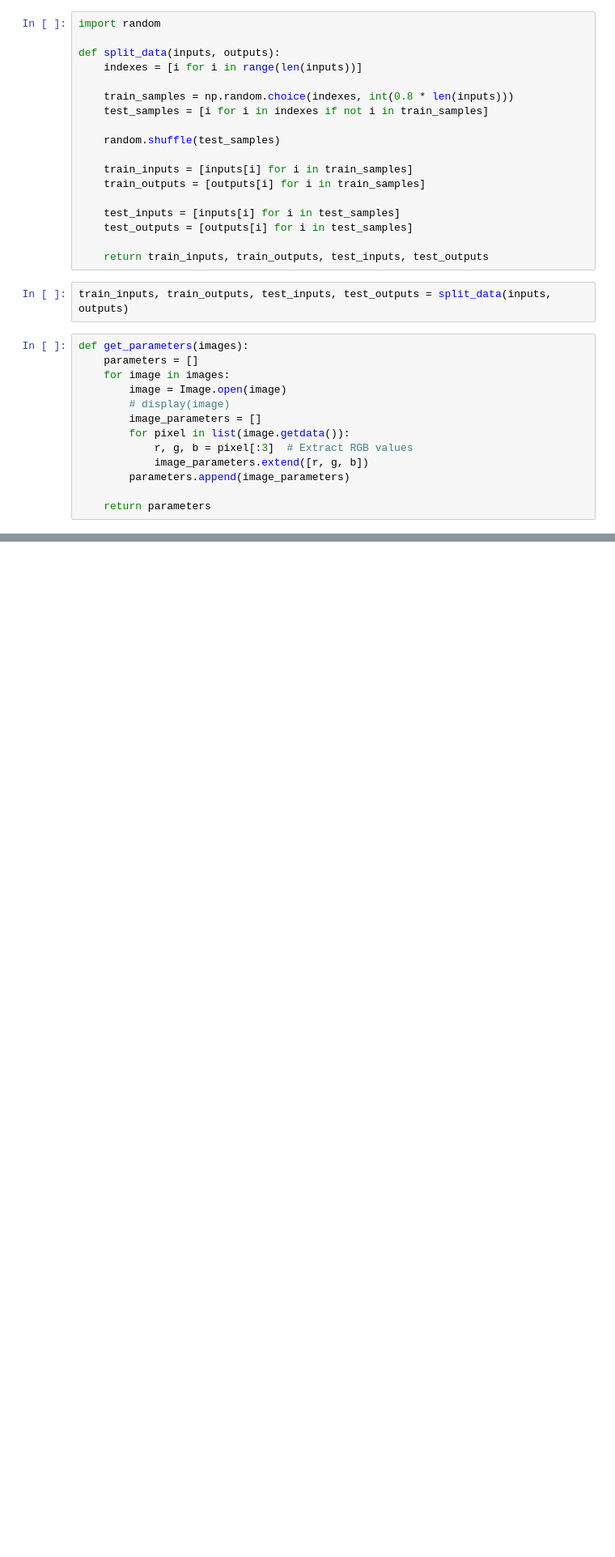
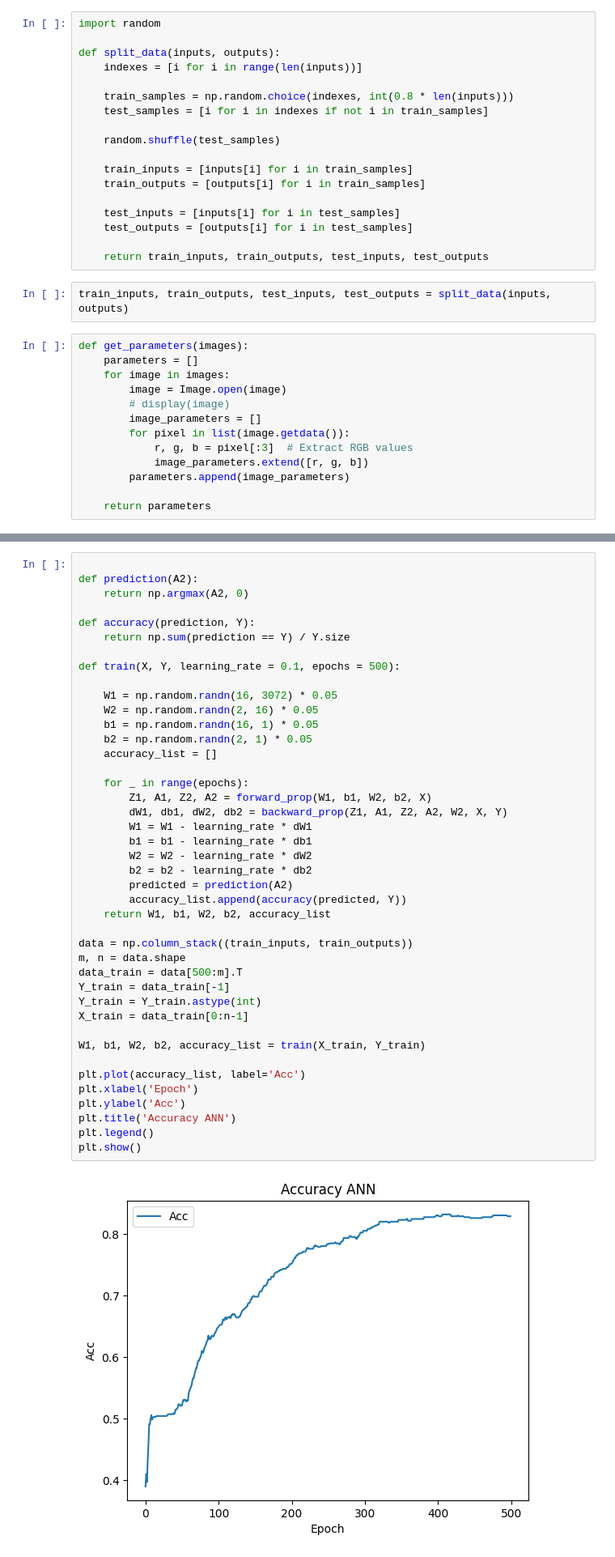
Before and after one commit to RegusAl/UBB, a Jupyter notebook: Semestrul 4/Inteligenta Artificiala/Laboratoare/Lab 7/lab7.ipynb, the cells around one changed output, grey strips where cells are left out. Shown: that part at 81% size. Saved outputs shown, nothing was run; the diff lists cells and outputs as text; blank space fills up the shorter version.

```diff
--- a/Semestrul 4/Inteligenta Artificiala/Laboratoare/Lab 7/lab7.ipynb
+++ b/Semestrul 4/Inteligenta Artificiala/Laboratoare/Lab 7/lab7.ipynb
@@ -188,0 +223,44 @@ Recall: 0.8979591836734694
+# %%
+
+def prediction(A2):
+    return np.argmax(A2, 0)
+
+def accuracy(prediction, Y):
+    return np.sum(prediction == Y) / Y.size
+
+def train(X, Y, learning_rate = 0.1, epochs = 500):
+
+    W1 = np.random.randn(16, 3072) * 0.05
+    W2 = np.random.randn(2, 16) * 0.05
+    b1 = np.random.randn(16, 1) * 0.05
+    b2 = np.random.randn(2, 1) * 0.05
+    accuracy_list = []
+
+    for _ in range(epochs):
+        Z1, A1, Z2, A2 = forward_prop(W1, b1, W2, b2, X)
+        dW1, db1, dW2, db2 = backward_prop(Z1, A1, Z2, A2, W2, X, Y)
+        W1 = W1 - learning_rate * dW1
+        b1 = b1 - learning_rate * db1
+        W2 = W2 - learning_rate * dW2
+        b2 = b2 - learning_rate * db2
+        predicted = prediction(A2)
+        accuracy_list.append(accuracy(predicted, Y))
+    return W1, b1, W2, b2, accuracy_list
+
+data = np.column_stack((train_inputs, train_outputs))
+m, n = data.shape
+data_train = data[500:m].T
+Y_train = data_train[-1]
+Y_train = Y_train.astype(int)
+X_train = data_train[0:n-1]
+
+W1, b1, W2, b2, accuracy_list = train(X_train, Y_train)
+
+plt.plot(accuracy_list, label='Acc')
+plt.xlabel('Epoch')
+plt.ylabel('Acc')
+plt.title('Accuracy ANN')
+plt.legend()
+plt.show()
+# %% [output]
+[figure, added]
```
Also changed, not shown: parts of 15 cells of this notebook.
